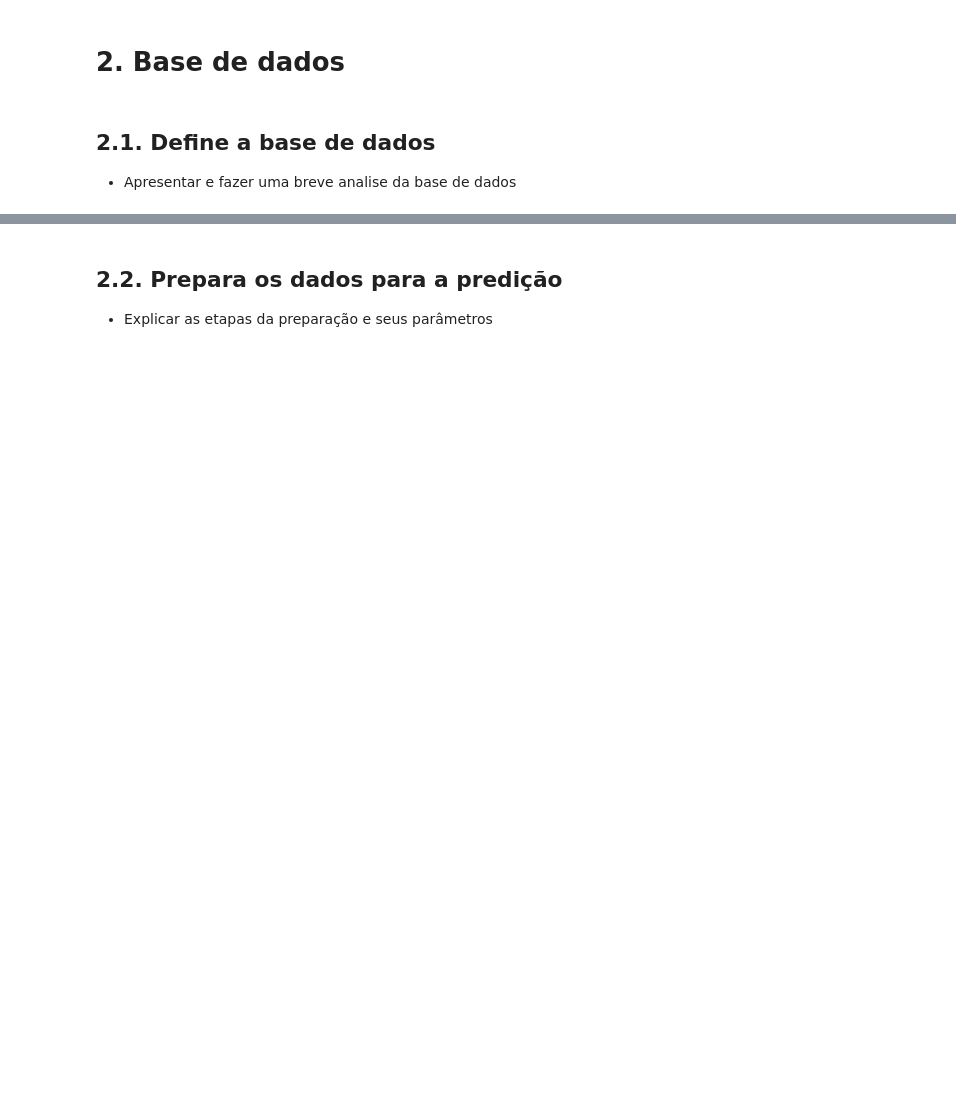
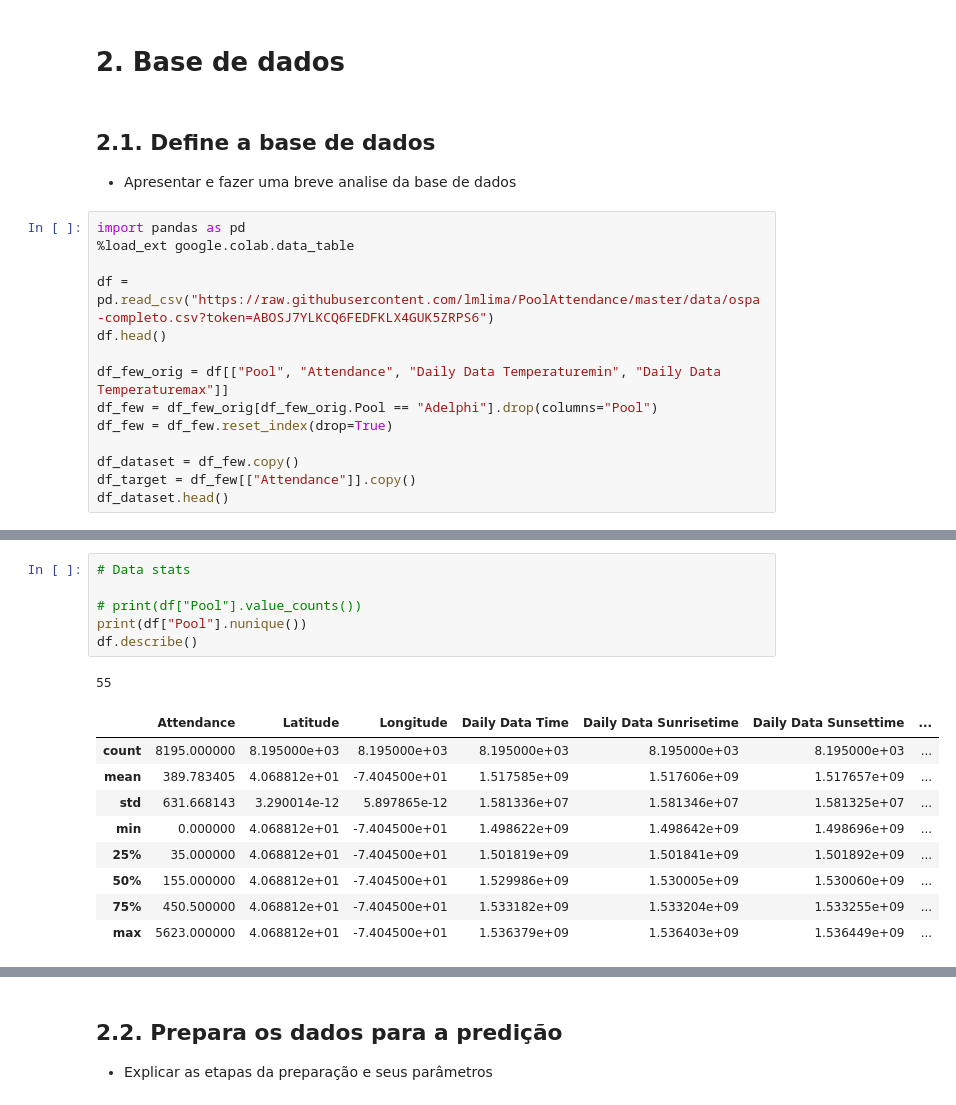
Before and after one commit to lmlima/PoolAttendance, a Jupyter notebook: Apresentação.ipynb, the cells around one changed output, grey strips where cells are left out. Saved outputs shown, nothing was run; the diff lists cells and outputs as text; blank space fills up the shorter version.

```diff
--- a/Apresentação.ipynb
+++ b/Apresentação.ipynb
@@ -47,3 +54,17 @@ Successfully installed tb-nightly-1.14.0a20190301 tensorflow-2.0.0a0 tf-estimato
 ## 2.1. Define a base de dados
 
 - Apresentar e fazer uma breve analise da base de dados
+# %%
+import pandas as pd
+%load_ext google.colab.data_table
+
+df = pd.read_csv("https://raw.githubusercontent.com/lmlima/PoolAttendance/master/data/ospa-completo.csv?token=ABOSJ7YLKCQ6FEDFKLX4GUK5ZRPS6")
+df.head()
+
+df_few_orig = df[["Pool", "Attendance", "Daily Data Temperaturemin", "Daily Data Temperaturemax"]]
+df_few = df_few_orig[df_few_orig.Pool == "Adelphi"].drop(columns="Pool")
+df_few = df_few.reset_index(drop=True)
+
+df_dataset = df_few.copy()
+df_target = df_few[["Attendance"]].copy()
+df_dataset.head()
@@ -50 +96,18 @@ Successfully installed tb-nightly-1.14.0a20190301 tensorflow-2.0.0a0 tf-estimato
+# %%
+# Data stats
+
+# print(df["Pool"].value_counts())
+print(df["Pool"].nunique())
+df.describe()
+# %% [output]
+55
+|  | Attendance | Latitude | Longitude | Daily Data Time | Daily Data Sunrisetime | Daily Data Sunsettime | ... |
+| count | 8195.000000 | 8.195000e+03 | 8.195000e+03 | 8.195000e+03 | 8.195000e+03 | 8.195000e+03 | ... |
+| mean | 389.783405 | 4.068812e+01 | -7.404500e+01 | 1.517585e+09 | 1.517606e+09 | 1.517657e+09 | ... |
+| std | 631.668143 | 3.290014e-12 | 5.897865e-12 | 1.581336e+07 | 1.581346e+07 | 1.581325e+07 | ... |
+| min | 0.000000 | 4.068812e+01 | -7.404500e+01 | 1.498622e+09 | 1.498642e+09 | 1.498696e+09 | ... |
+| 25% | 35.000000 | 4.068812e+01 | -7.404500e+01 | 1.501819e+09 | 1.501841e+09 | 1.501892e+09 | ... |
+| 50% | 155.000000 | 4.068812e+01 | -7.404500e+01 | 1.529986e+09 | 1.530005e+09 | 1.530060e+09 | ... |
+| 75% | 450.500000 | 4.068812e+01 | -7.404500e+01 | 1.533182e+09 | 1.533204e+09 | 1.533255e+09 | ... |
+| max | 5623.000000 | 4.068812e+01 | -7.404500e+01 | 1.536379e+09 | 1.536403e+09 | 1.536449e+09 | ... |
 # %%
```
Also changed, not shown: parts of 15 cells of this notebook.
